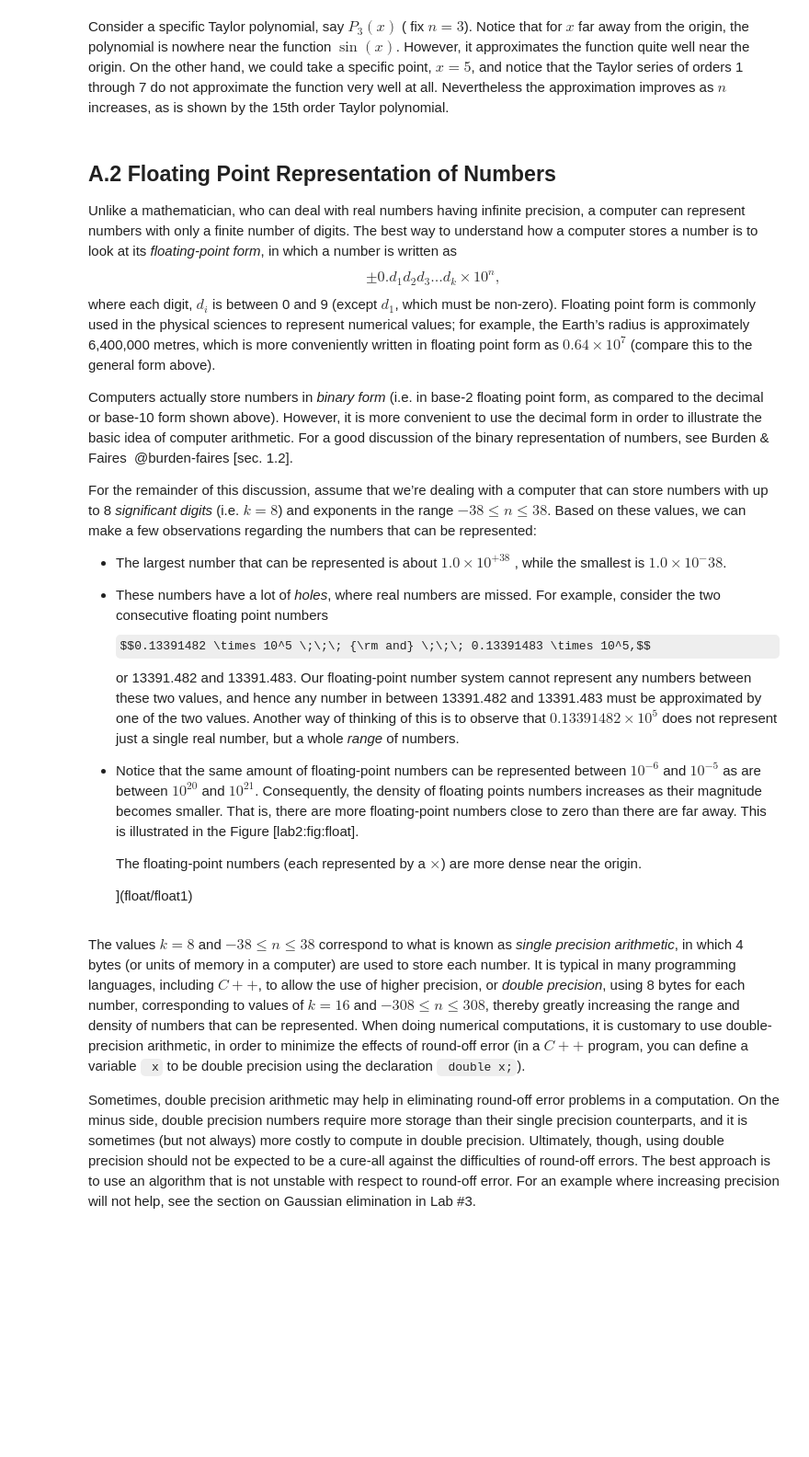
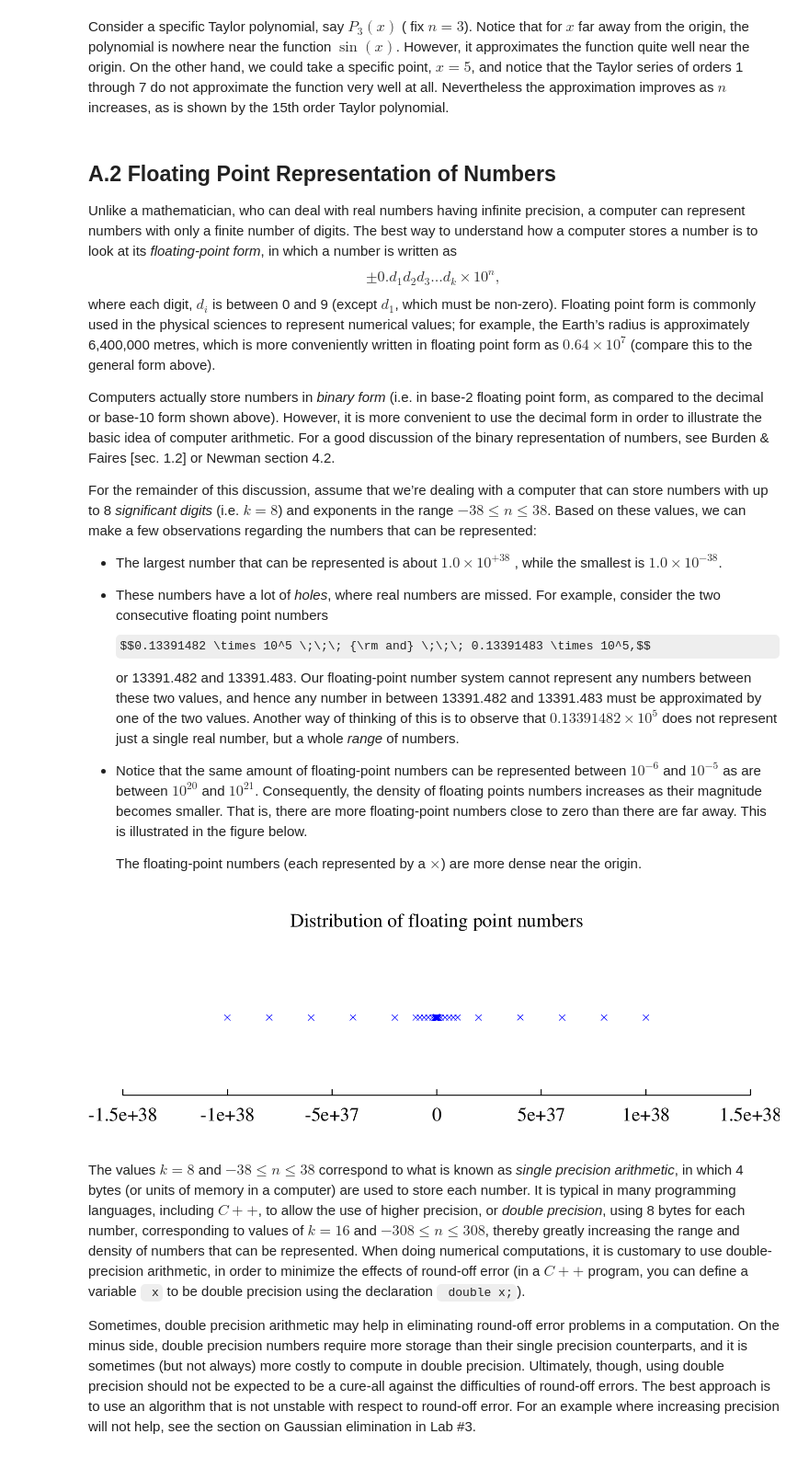
Before and after one commit to tjarnikova/numeric, a Jupyter notebook: lab2/lab2.ipynb, the cells around one changed output. Shown at 92% size. Saved outputs shown, nothing was run; the diff lists cells and outputs as text; code cells hidden in the pictures; some formulas as TeX source; blank space fills up the shorter version.

```diff
--- a/lab2/lab2.ipynb
+++ b/lab2/lab2.ipynb
@@ -957,7 +961,7 @@ floating point form, as compared to the decimal or base-10 form shown
 above). However, it is more convenient to use the decimal form in order
 to illustrate the basic idea of computer arithmetic. For a good
 discussion of the binary representation of numbers, see Burden & Faires
- @burden-faires [sec. 1.2].
+ [sec. 1.2] or Newman section 4.2.
 
 For the remainder of this discussion, assume that we’re dealing with a
 computer that can store numbers with up to 8 *significant digits*
@@ -966,7 +970,7 @@ these values, we can make a few observations regarding the numbers that
 can be represented:
 
 -   The largest number that can be represented is about $1.0\times
-      10^{+38}$, while the smallest is $1.0\times 10^-38$.
+      10^{+38}$, while the smallest is $1.0\times 10^{-38}$.
 
 -   These numbers have a lot of *holes*, where real numbers are missed.
     For example, consider the two consecutive floating point numbers
@@ -983,13 +987,14 @@ can be represented:
     and $10^{21}$. Consequently, the density of floating points numbers
     increases as their magnitude becomes smaller. That is, there are
     more floating-point numbers close to zero than there are far away.
-    This is illustrated in the Figure [lab2:fig:float].
+    This is illustrated in the figure below.
 
     The floating-point numbers (each represented by a $\times$) are
     more dense near the origin.
-
-    <span
-    data-label="lab2:fig:float"></span>](float/float1)
+# %%
+Image(filename='images/float1.png')
+# %% [output]
+[figure, added]
 # %% [markdown]
 The values $k=8$ and $-38\leq n \leq 38$ correspond to what is known as
 *single precision arithmetic*, in which 4 bytes (or units of memory in a
```
Also changed, not shown: parts of 12 cells of this notebook, 1 other file.
